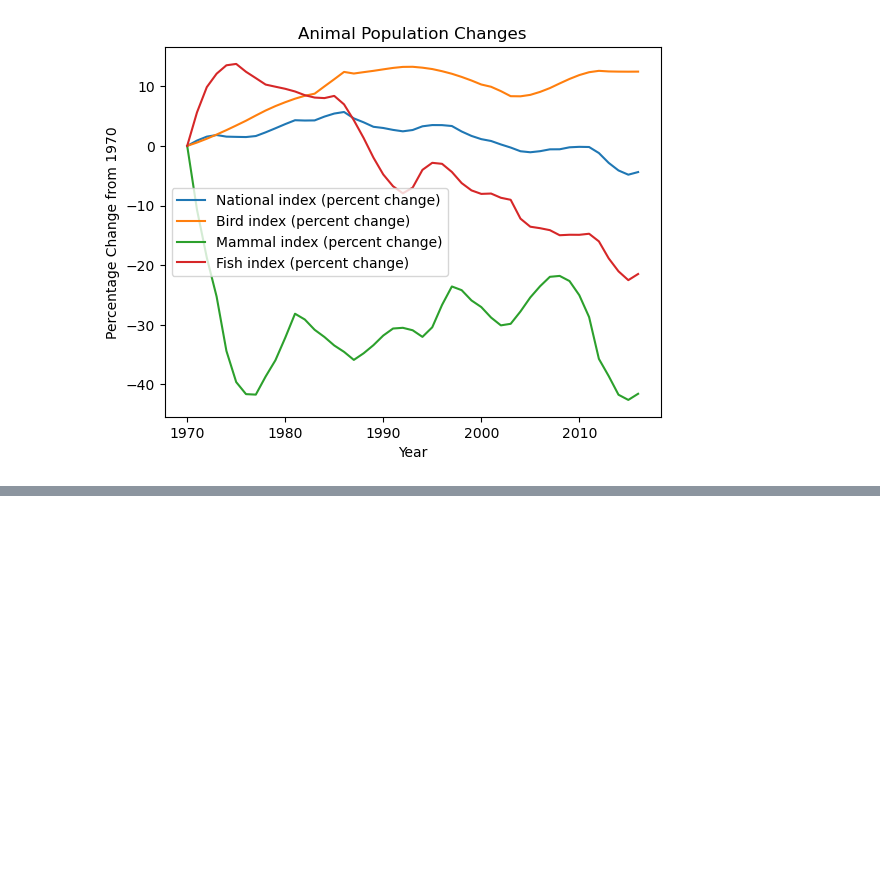
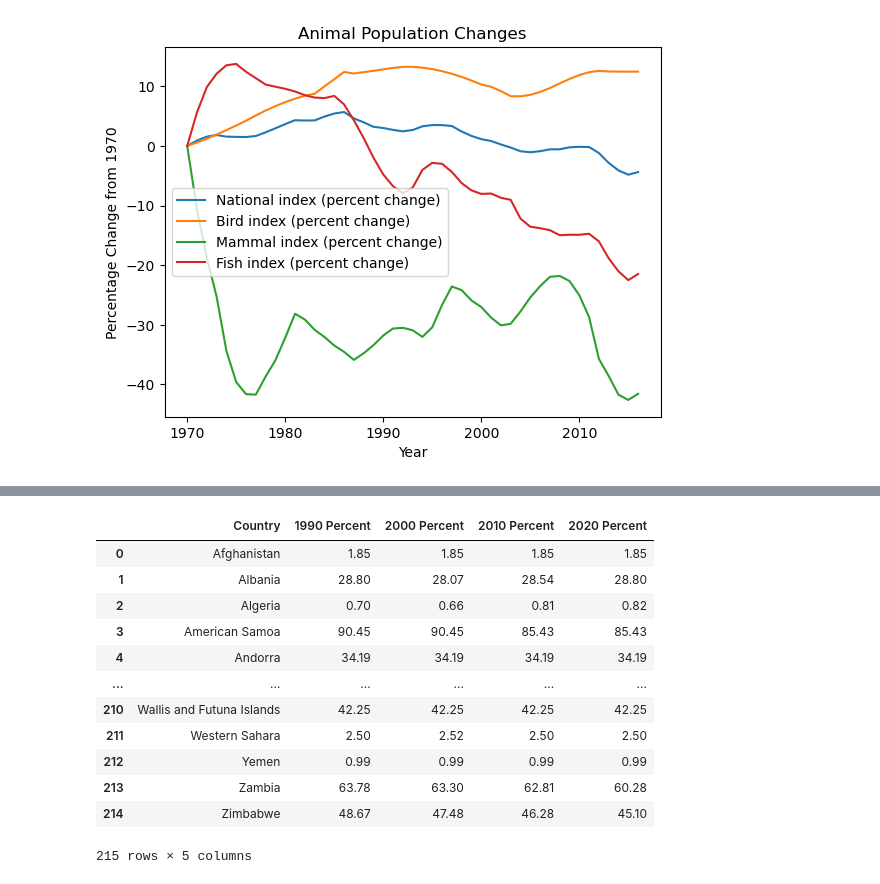
Before and after one commit to kristianrafuse/Project-3-Canadian-Biodiversity-and-Global-Forest-Decline, a Jupyter notebook: DataClean.ipynb, the cells around one changed output, grey strips where cells are left out. Saved outputs shown, nothing was run; the diff lists cells and outputs as text; code cells hidden in the pictures; blank space fills up the shorter version.

```diff
--- a/DataClean.ipynb
+++ b/DataClean.ipynb
@@ -380,0 +382,16 @@ forests_df
+# %%
+forests_df_percent
+# %% [output]
+|  | Country | 1990 Percent | 2000 Percent | 2010 Percent | 2020 Percent |
+| 0 | Afghanistan | 1.85 | 1.85 | 1.85 | 1.85 |
+| 1 | Albania | 28.80 | 28.07 | 28.54 | 28.80 |
+| 2 | Algeria | 0.70 | 0.66 | 0.81 | 0.82 |
+| 3 | American Samoa | 90.45 | 90.45 | 85.43 | 85.43 |
+| 4 | Andorra | 34.19 | 34.19 | 34.19 | 34.19 |
+| ... | ... | ... | ... | ... | ... |
+| 210 | Wallis and Futuna Islands | 42.25 | 42.25 | 42.25 | 42.25 |
+| 211 | Western Sahara | 2.50 | 2.52 | 2.50 | 2.50 |
+| 212 | Yemen | 0.99 | 0.99 | 0.99 | 0.99 |
+| 213 | Zambia | 63.78 | 63.30 | 62.81 | 60.28 |
+| 214 | Zimbabwe | 48.67 | 47.48 | 46.28 | 45.10 |
+215 rows × 5 columns
```
Also changed, not shown: parts of 4 cells of this notebook, 9 other files.
